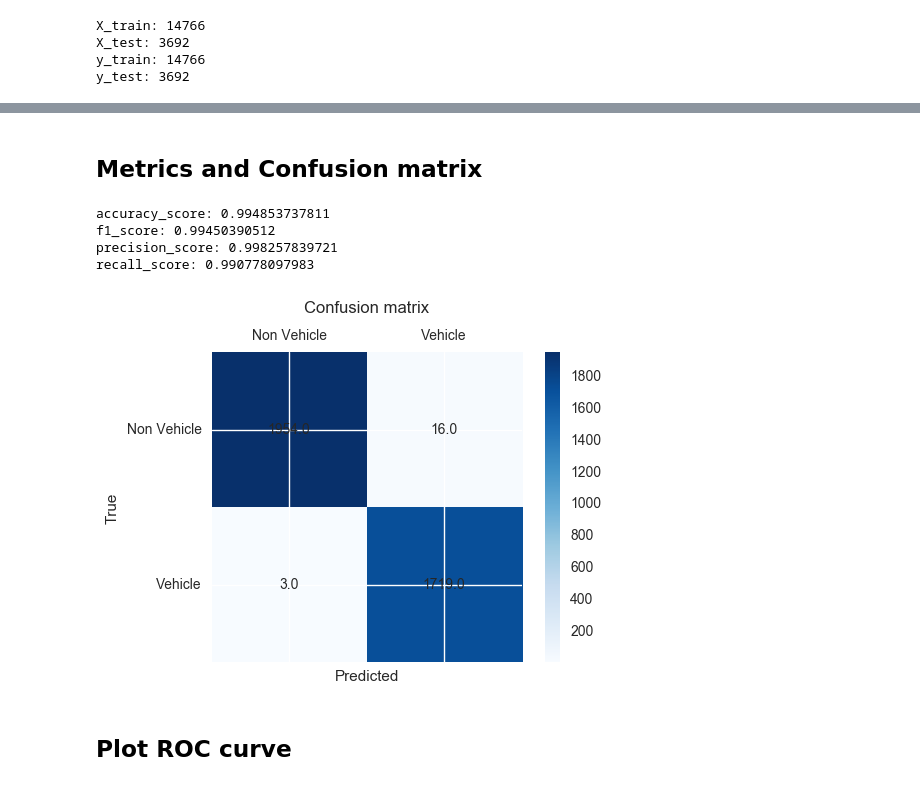
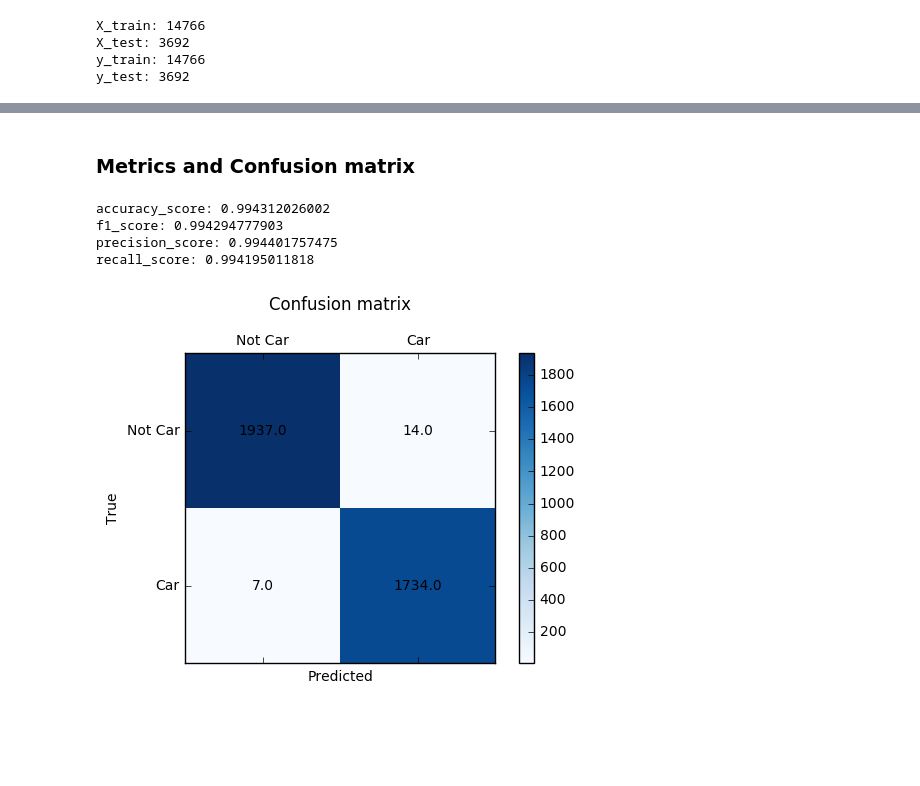
Before and after one commit to eliekawerk/udacity, a Jupyter notebook: Self-Driving Car Engineer Nanodegree/VehicleDetectionTracking-P5/notebooks/Train SVM Classifier.ipynb, the cells around one changed output, grey strips where cells are left out. Cells and saved outputs as stored; diff of their text form; code cells hidden in the pictures; blank space fills up the shorter version.

Commit message:
simplified solution using heatmap aggr

```diff
--- a/Self-Driving Car Engineer Nanodegree/VehicleDetectionTracking-P5/notebooks/Train SVM Classifier.ipynb
+++ b/Self-Driving Car Engineer Nanodegree/VehicleDetectionTracking-P5/notebooks/Train SVM Classifier.ipynb
@@ -240,0 +255,6 @@ _ = plt.plot(np.cumsum(pca.explained_variance_ratio_))
+# %%
+# load features
+scaled_X = joblib.load(GEN_FOLDER + '/features_scaled_X.pkl')
+y = joblib.load(GEN_FOLDER + '/labels_y.pkl')
+
+print("Features and Labels loaded")
@@ -244,7 +266,7 @@ _ = plt.plot(np.cumsum(pca.explained_variance_ratio_))
 # Split up data into randomized training and test sets
 rand_state = np.random.randint(0, 100)
 X_train, X_test, y_train, y_test = train_test_split(
-    pca_features, y, test_size=0.2, random_state=rand_state)
+    scaled_X, y, test_size=0.2, random_state=rand_state)
 
 print("X_train:", len(X_train))
 print("X_test:", len(X_test))
@@ -260,10 +282,13 @@ y_test: 3692
 # %%
+import time
+
 print('Using:', orient, 'orientations', pix_per_cell,'pixels per cell and', cell_per_block,'cells per block')
 print('Feature vector length:', len(X_train[0]))
 
 # Use a linear SVC
 from sklearn.svm import SVC
-svc = SVC(kernel='rbf', class_weight='balanced',probability=True, C = 10,gamma = 0.1)
+from sklearn.svm import LinearSVC
+svc = LinearSVC()
 
 # Check the training time for the SVC
 t=time.time()
@@ -285,23 +307,0 @@ Test Accuracy of SVC =  0.9949
-# %%
-import os
-
-# artifacts folder
-GEN_FOLDER = '../model'
-if not os.path.exists(GEN_FOLDER):
-    os.makedirs(GEN_FOLDER)
-
-from sklearn.externals import joblib
-
-## save svc
-fn = GEN_FOLDER + '/svc.pkl'
-joblib.dump(svc, fn)
-
-## save pca
-fn = GEN_FOLDER + '/pca.pkl'
-joblib.dump(pca, fn)
-
-## save pca
-fn = GEN_FOLDER + '/x_scaler.pkl'
-joblib.dump(X_scaler, fn)
-
-print('svc, pca, x_scaler saved')
@@ -341,5 +308,5 @@ _ = plt.imshow(window_img)
 # %% [markdown]
-## Metrics and Confusion matrix
+### Metrics and Confusion matrix
 # %%
 from sklearn.metrics import make_scorer, confusion_matrix, roc_curve, auc
 from sklearn.metrics import accuracy_score, f1_score, precision_score, recall_score
@@ -365,20 +332,18 @@ def plot_confusion_matrix(cm, title='Confusion matrix', cmap=plt.cm.Blues, label
 # %%
 # calculate metrics
 print("accuracy_score:", accuracy_score(y_test, predictions))
 print("f1_score:", f1_score(y_test, predictions, average="macro"))
 print("precision_score:", precision_score(y_test, predictions, average="macro"))
 print("recall_score:", recall_score(y_test, predictions, average="macro"))
 
 # sklearn confusion matrix
 cm = confusion_matrix(predictions, y_test)
 
 # plot using matplotlib
-plot_confusion_matrix(cm, labels = ['Non Vehicle', 'Vehicle'])
+plot_confusion_matrix(cm, labels = ['Not Car', 'Car'])
 # %% [output]
-accuracy_score: 0.994853737811
-f1_score: 0.99450390512
-precision_score: 0.998257839721
-recall_score: 0.990778097983
+accuracy_score: 0.994312026002
+f1_score: 0.994294777903
+precision_score: 0.994401757475
+recall_score: 0.994195011818
-[figure, old version]
+[figure, new version]
-# %% [markdown]
-## Plot ROC curve
```
Also changed, not shown: parts of 37 cells of this notebook, 36 other files.
